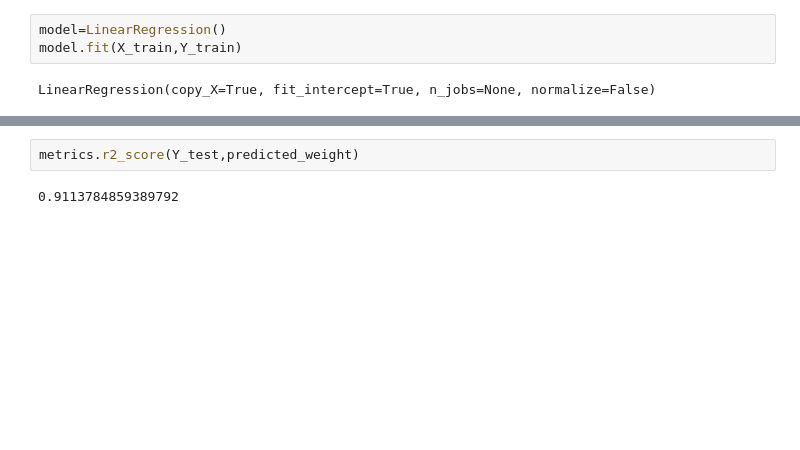
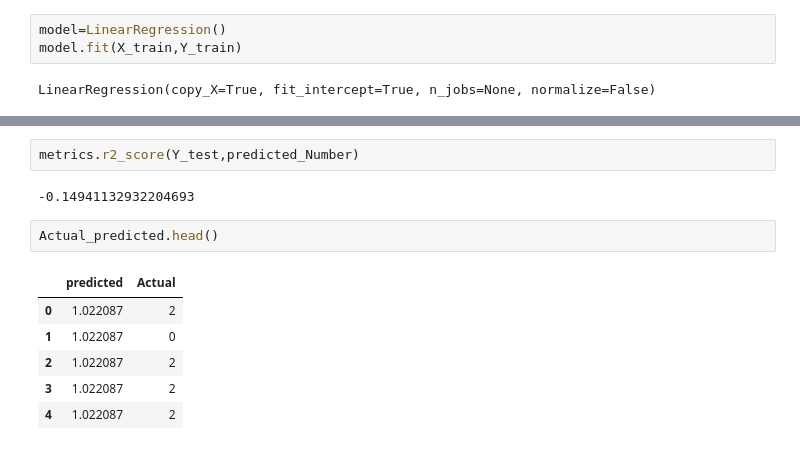
Before and after one commit to 19PA1A0493/PYTHON-BASICS, a Jupyter notebook: linearregression1.ipynb, the cells around one changed output, grey strips where cells are left out. Drawn from its saved outputs; the diff is of its cells as text; blank space fills up the shorter version.

```diff
--- a/linearregression1.ipynb
+++ b/linearregression1.ipynb
@@ -117,4 +96,13 @@ plt.plot(X_test,predicted_weight)
 # %%
-metrics.r2_score(Y_test,predicted_weight)
+metrics.r2_score(Y_test,predicted_Number)
 # %% [output]
-0.9113784859389792
+-0.14941132932204693
+# %%
+Actual_predicted.head()
+# %% [output]
+|  | predicted | Actual |
+| 0 | 1.022087 | 2 |
+| 1 | 1.022087 | 0 |
+| 2 | 1.022087 | 2 |
+| 3 | 1.022087 | 2 |
+| 4 | 1.022087 | 2 |
```
Also changed, not shown: parts of 19 cells of this notebook.
